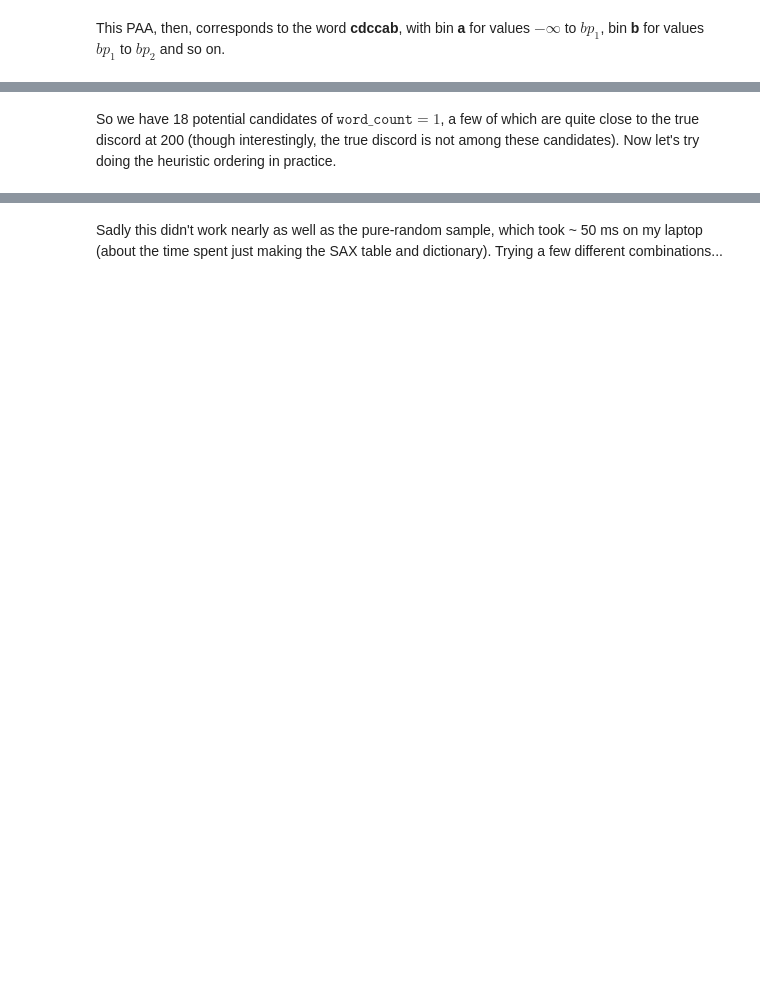
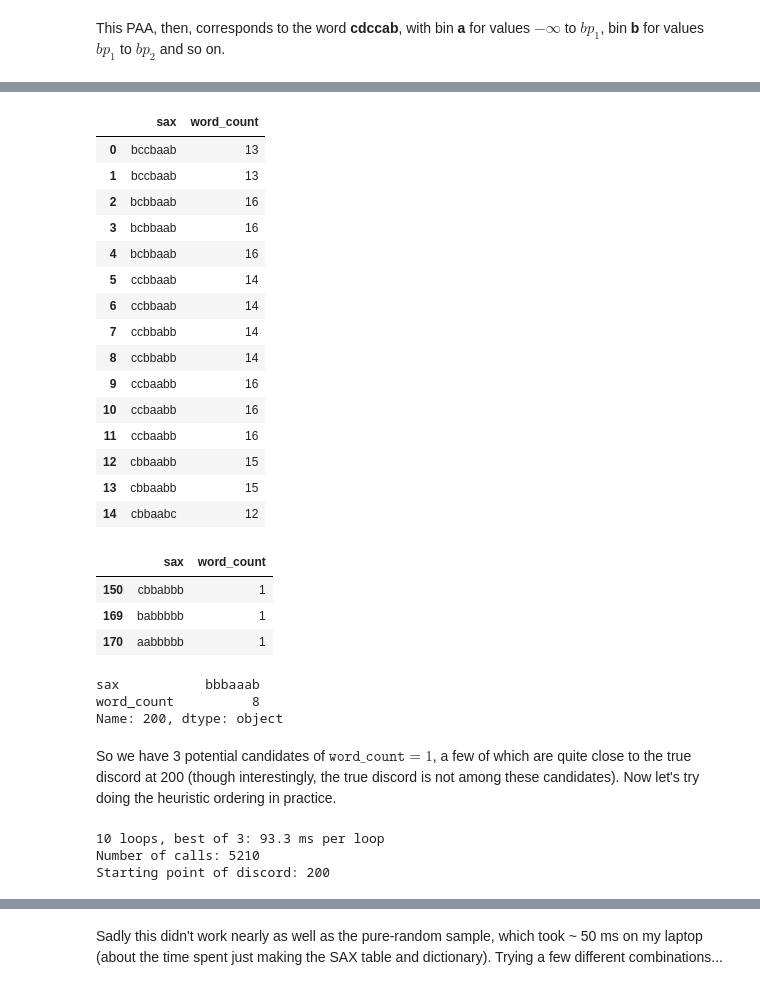
Before and after one commit to anzelpwj/Stats-week, a Jupyter notebook: HOT_SAX.ipynb, the cells around one changed output, grey strips where cells are left out. Cells and saved outputs as stored; diff of their text form; code cells hidden in the pictures; blank space fills up the shorter version.

```diff
--- a/HOT_SAX.ipynb
+++ b/HOT_SAX.ipynb
@@ -288,12 +322,12 @@ Now that we can approximate the signal by a short word, the plan for attack goes
 # %%
 from collections import defaultdict
 
-def make_table_and_dict(x, N, word_size=6, char_size=3):
+def make_table_and_dict(x, N, breakpoints, word_size=6):
+    # N.B. x should be prenormalized
     M = len(x)
+    char_size = len(breakpoints) + 1
     abc = (char_size <= 26)
-    breakpoints = generate_break_points(char_size - 1)
     fake_trie = defaultdict(list)
-    x = normalize_signal(x)
     sax_array = np.empty(M - N, dtype='object')
     for ind in range(M - N):
         subseq = x[ind:(ind+N)]
@@ -315,0 +381,2 @@ sax_table, fake_trie = make_table_and_dict(x_array, 66, word_size=8, char_size=3
+# %%
+sax_table_ft, fake_trie = make_table_and_dict(x_array, 67, breakpoints=[-0.67, 0.67], word_size=7)
@@ -316,11 +385,37 @@ sax_table, fake_trie = make_table_and_dict(x_array, 66, word_size=8, char_size=3
 # %%
-sax_table.head(15)
+sax_table_ft.head(15)
+# %% [output]
+|  | sax | word_count |
+| 0 | bccbaab | 13 |
+| 1 | bccbaab | 13 |
+| 2 | bcbbaab | 16 |
+| 3 | bcbbaab | 16 |
+| 4 | bcbbaab | 16 |
+| 5 | ccbbaab | 14 |
+| 6 | ccbbaab | 14 |
+| 7 | ccbbabb | 14 |
+| 8 | ccbbabb | 14 |
+| 9 | ccbaabb | 16 |
+| 10 | ccbaabb | 16 |
+| 11 | ccbaabb | 16 |
+| 12 | cbbaabb | 15 |
+| 13 | cbbaabb | 15 |
+| 14 | cbbaabc | 12 |
 # %%
-sax_table[sax_table['word_count'] == sax_table['word_count'].min()]
+sax_table_ft[sax_table_ft['word_count'] == sax_table_ft['word_count'].min()]
+# %% [output]
+|  | sax | word_count |
+| 150 | cbbabbb | 1 |
+| 169 | babbbbb | 1 |
+| 170 | aabbbbb | 1 |
 # %%
-sax_table.iloc[200]
+sax_table_ft.iloc[200]
+# %% [output]
+sax           bbbaaab
+word_count          8
+Name: 200, dtype: object
 # %% [markdown]
-So we have 18 potential candidates of $\texttt{word_count} = 1$, a few of which are quite close to the true discord at 200 (though interestingly, the true discord is not among these candidates). Now let's try doing the heuristic ordering in practice.
+So we have 3 potential candidates of $\texttt{word_count} = 1$, a few of which are quite close to the true discord at 200 (though interestingly, the true discord is not among these candidates). Now let's try doing the heuristic ordering in practice.
 # %%
 # https://docs.python.org/3/library/itertools.html#itertools-recipes
 from itertools import filterfalse
@@ -397,9 +500,13 @@ def get_discord_hot_sax(X, N, sax_table, fake_trie):
 # %%
 np.random.seed(54321)
 
-%timeit get_discord_hot_sax(x_array, 66, sax_table, fake_trie)
+%timeit get_discord_hot_sax(x_array, 67, sax_table_ft, fake_trie)
 
-p, rms_dist, num_calls = get_discord_hot_sax(x_array, 66, sax_table, fake_trie)
+p, rms_dist, num_calls = get_discord_hot_sax(x_array, 67, sax_table_ft, fake_trie)
 
 print('Number of calls: %d' % num_calls)
 print('Starting point of discord: %d' % p)
+# %% [output]
+10 loops, best of 3: 93.3 ms per loop
+Number of calls: 5210
+Starting point of discord: 200
```
Also changed, not shown: parts of 42 cells of this notebook, 1 other file.
